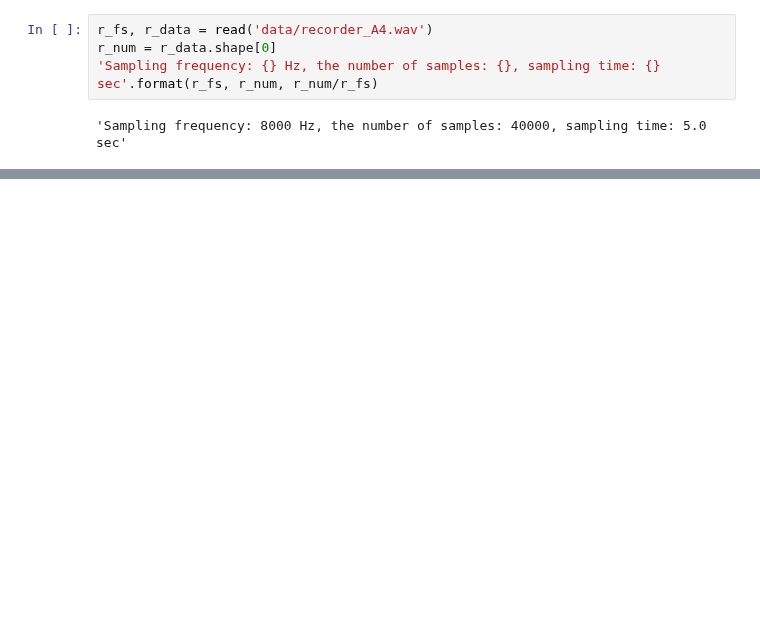
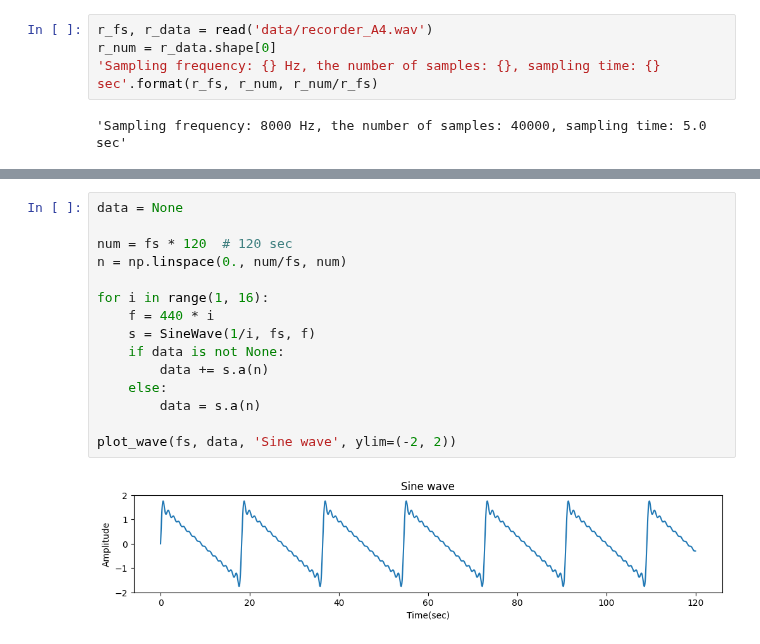
Before and after one commit to araobp/data-science, a Jupyter notebook: DigitalAudioProcessing/DigitalAudioProcessing1.ipynb, the cells around one changed output, grey strips where cells are left out. Drawn from its saved outputs; the diff is of its cells as text; blank space fills up the shorter version.

```diff
--- a/DigitalAudioProcessing/DigitalAudioProcessing1.ipynb
+++ b/DigitalAudioProcessing/DigitalAudioProcessing1.ipynb
@@ -71,0 +106,17 @@ plot_wave(r_fs, r_data[2800:3000], 'Envelop -- Recorder A5', ylim=(-0.6, 0.6))
+# %%
+data = None
+
+num = fs * 120  # 120 sec
+n = np.linspace(0., num/fs, num)
+
+for i in range(1, 16):
+    f = 440 * i
+    s = SineWave(1/i, fs, f)
+    if data is not None:
+        data += s.a(n)
+    else:
+        data = s.a(n)
+
+plot_wave(fs, data, 'Sine wave', ylim=(-2, 2))
+# %% [output]
+[figure, added]
```
Also changed, not shown: parts of 16 cells of this notebook.
